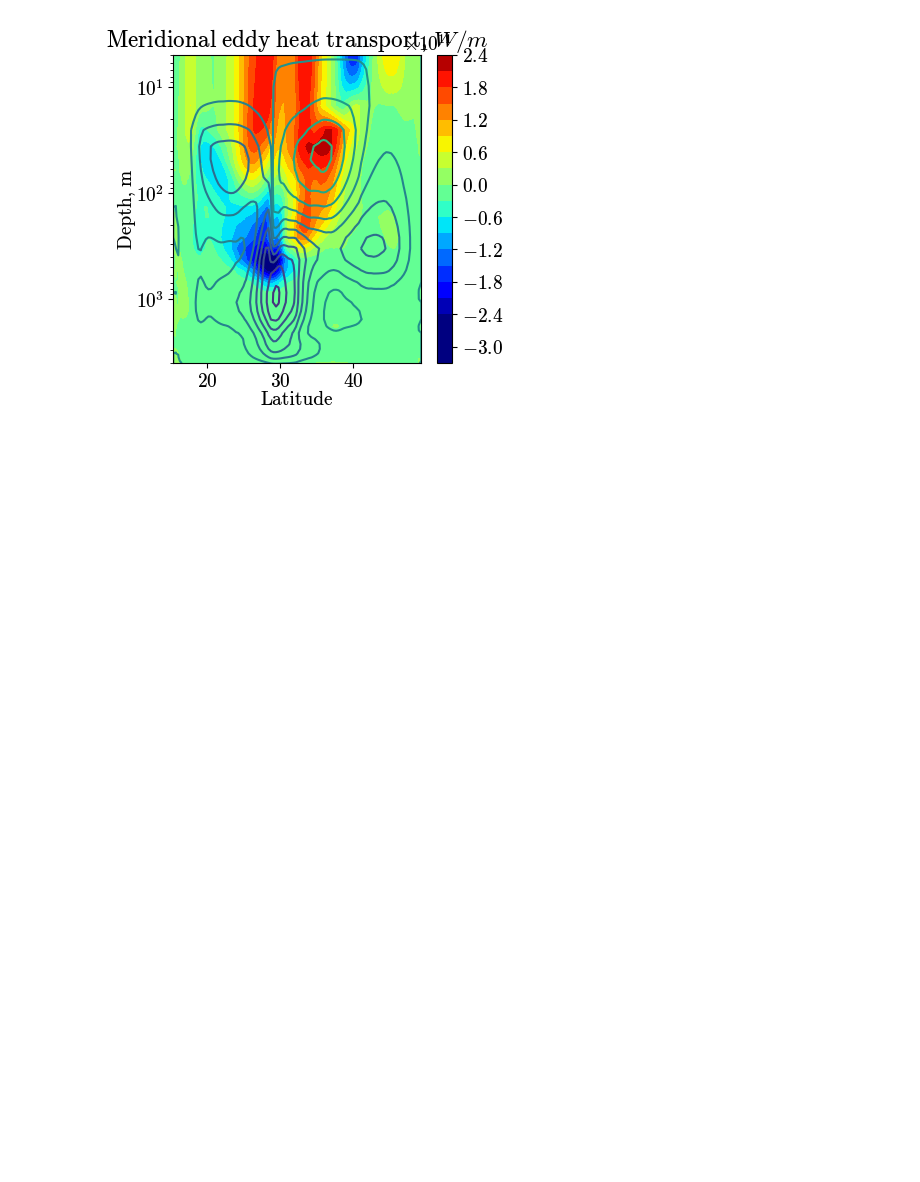
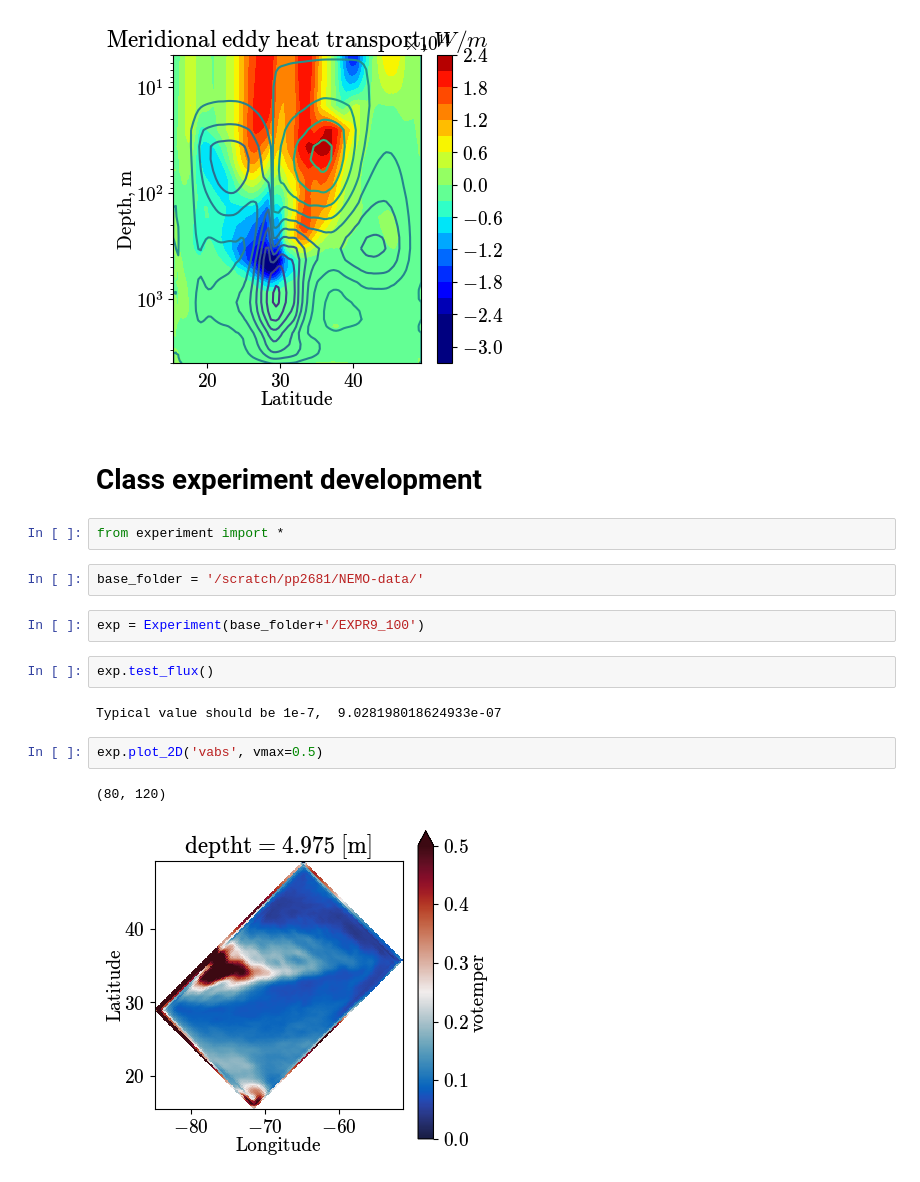
Before and after one commit to Pperezhogin/NEMO-Reynolds, a Jupyter notebook: Figures.ipynb, the cells around one changed output. Drawn from its saved outputs; the diff is of its cells as text; blank space fills up the shorter version.

```diff
--- a/Figures.ipynb
+++ b/Figures.ipynb
@@ -38,3 +38,20 @@ plot_flux_meridional('/scratch/pp2681/NEMO-data/Reynolds/CR_25_2iter/GYRE_360d_0
 plot_flux_MOC('/scratch/pp2681/NEMO-data/Reynolds/CR_20/GYRE_360d_00010101_00301230_ocean.nc', 'mesh_mask_R4.nc')
 # %% [output]
 [figure]
+# %% [markdown]
+# Class experiment development
+# %%
+from experiment import *
+# %%
+base_folder = '/scratch/pp2681/NEMO-data/'
+# %%
+exp = Experiment(base_folder+'/EXPR9_100')
+# %%
+exp.test_flux()
+# %% [output]
+Typical value should be 1e-7,  9.028198018624933e-07
+# %%
+exp.plot_2D('vabs', vmax=0.5)
+# %% [output]
+(80, 120)
+[figure, added]
```
Also changed, not shown: parts of 6 cells of this notebook, 2 other files.
